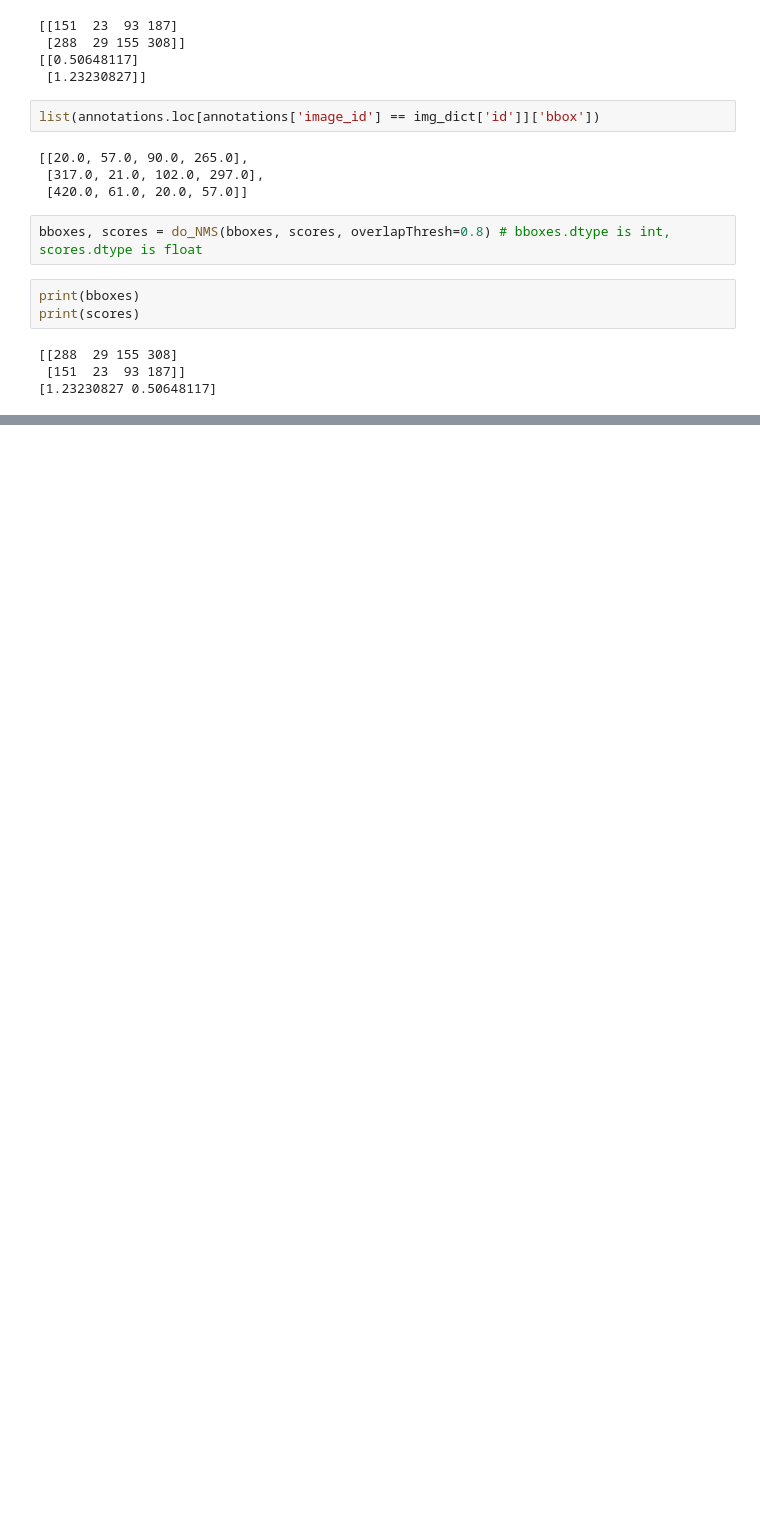
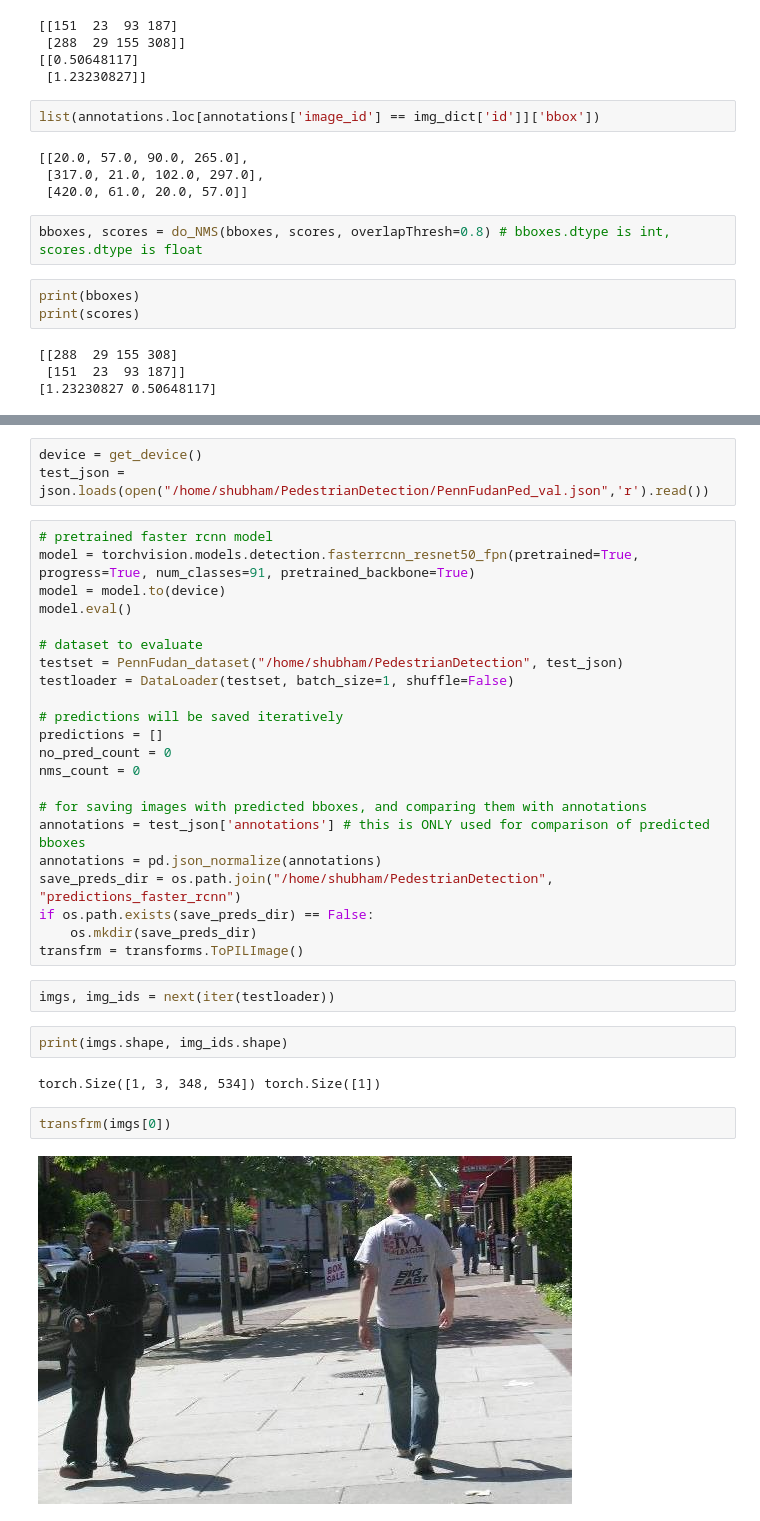
Before and after one commit to aditi184/PedestrianDetection, a Jupyter notebook: notebook.ipynb, the cells around one changed output, grey strips where cells are left out. Cells and saved outputs as stored; diff of their text form; blank space fills up the shorter version.

```diff
--- a/notebook.ipynb
+++ b/notebook.ipynb
@@ -87,0 +128,35 @@ print(scores)
+# %%
+device = get_device()
+test_json = json.loads(open("/home/shubham/PedestrianDetection/PennFudanPed_val.json",'r').read())
+# %%
+# pretrained faster rcnn model
+model = torchvision.models.detection.fasterrcnn_resnet50_fpn(pretrained=True, progress=True, num_classes=91, pretrained_backbone=True)
+model = model.to(device)
+model.eval()
+
+# dataset to evaluate
+testset = PennFudan_dataset("/home/shubham/PedestrianDetection", test_json)
+testloader = DataLoader(testset, batch_size=1, shuffle=False)
+
+# predictions will be saved iteratively
+predictions = []
+no_pred_count = 0
+nms_count = 0
+
+# for saving images with predicted bboxes, and comparing them with annotations
+annotations = test_json['annotations'] # this is ONLY used for comparison of predicted bboxes
+annotations = pd.json_normalize(annotations)
+save_preds_dir = os.path.join("/home/shubham/PedestrianDetection", "predictions_faster_rcnn")
+if os.path.exists(save_preds_dir) == False:
+    os.mkdir(save_preds_dir)
+transfrm = transforms.ToPILImage()
+# %%
+imgs, img_ids = next(iter(testloader))
+# %%
+print(imgs.shape, img_ids.shape)
+# %% [output]
+torch.Size([1, 3, 348, 534]) torch.Size([1])
+# %%
+transfrm(imgs[0])
+# %% [output]
+[figure, added]
```
Also changed, not shown: parts of 3 cells of this notebook, 2 other files.
